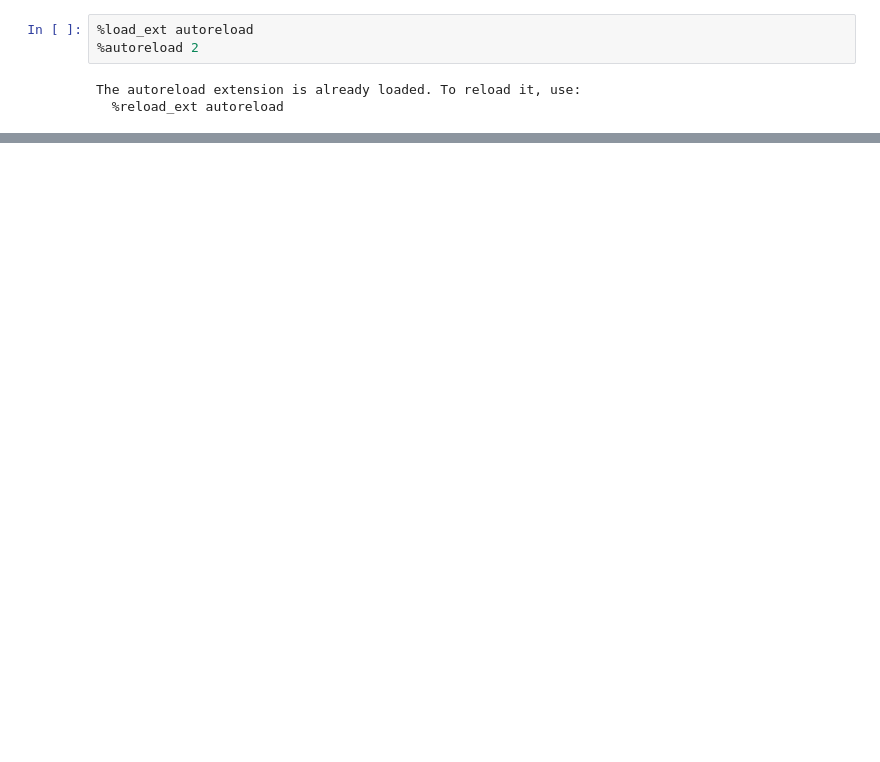
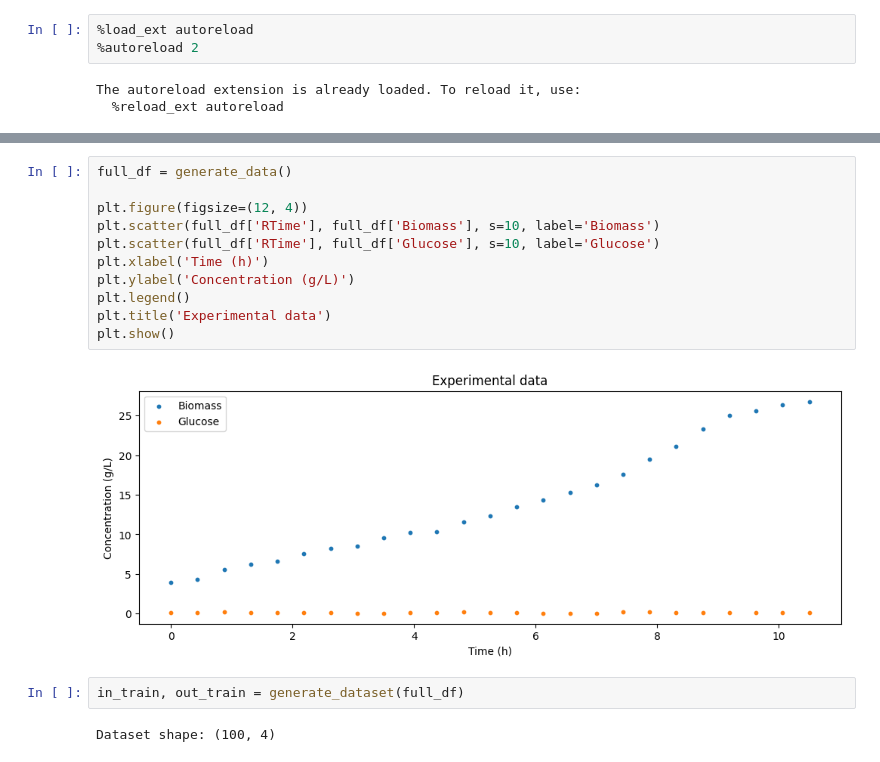
Before and after one commit to costasmexis/dynamic-modeling, a Jupyter notebook: control/Notebook_fedbatch.ipynb, the cells around one changed output, grey strips where cells are left out. Saved outputs shown, nothing was run; the diff lists cells and outputs as text; blank space fills up the shorter version.

Commit message:
Working on fed batch control in silico data

```diff
--- a/control/Notebook_fedbatch.ipynb
+++ b/control/Notebook_fedbatch.ipynb
@@ -116,0 +18,17 @@ RuntimeError: Sizes of tensors must match except in dimension 1. Expected size 6
+# %%
+full_df = generate_data()
+
+plt.figure(figsize=(12, 4))
+plt.scatter(full_df['RTime'], full_df['Biomass'], s=10, label='Biomass')
+plt.scatter(full_df['RTime'], full_df['Glucose'], s=10, label='Glucose')
+plt.xlabel('Time (h)')
+plt.ylabel('Concentration (g/L)')
+plt.legend()
+plt.title('Experimental data')
+plt.show()
+# %% [output]
+[figure, added]
+# %%
+in_train, out_train = generate_dataset(full_df)
+# %% [output]
+Dataset shape: (100, 4)
```
Also changed, not shown: parts of 14 cells of this notebook, 3 other files.
